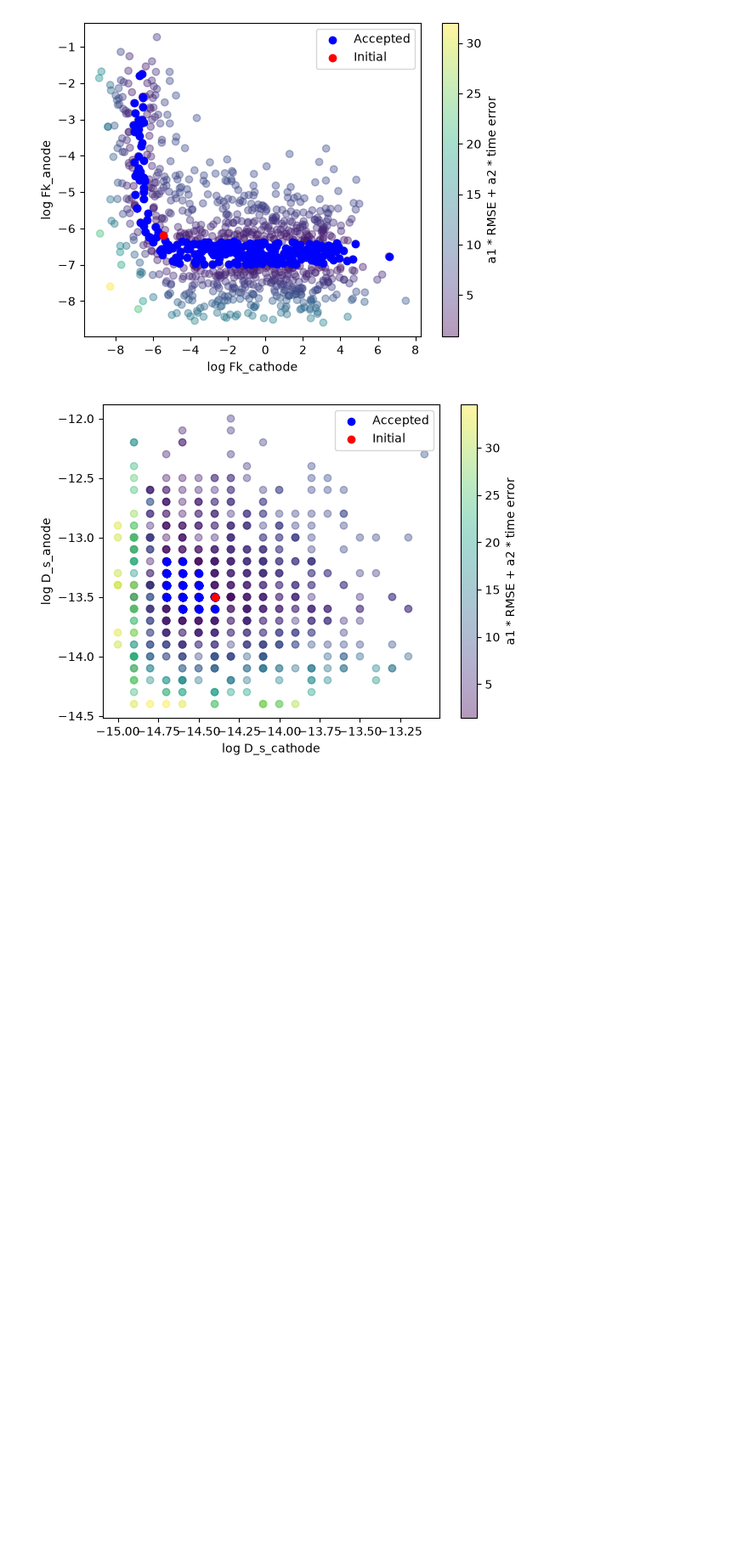
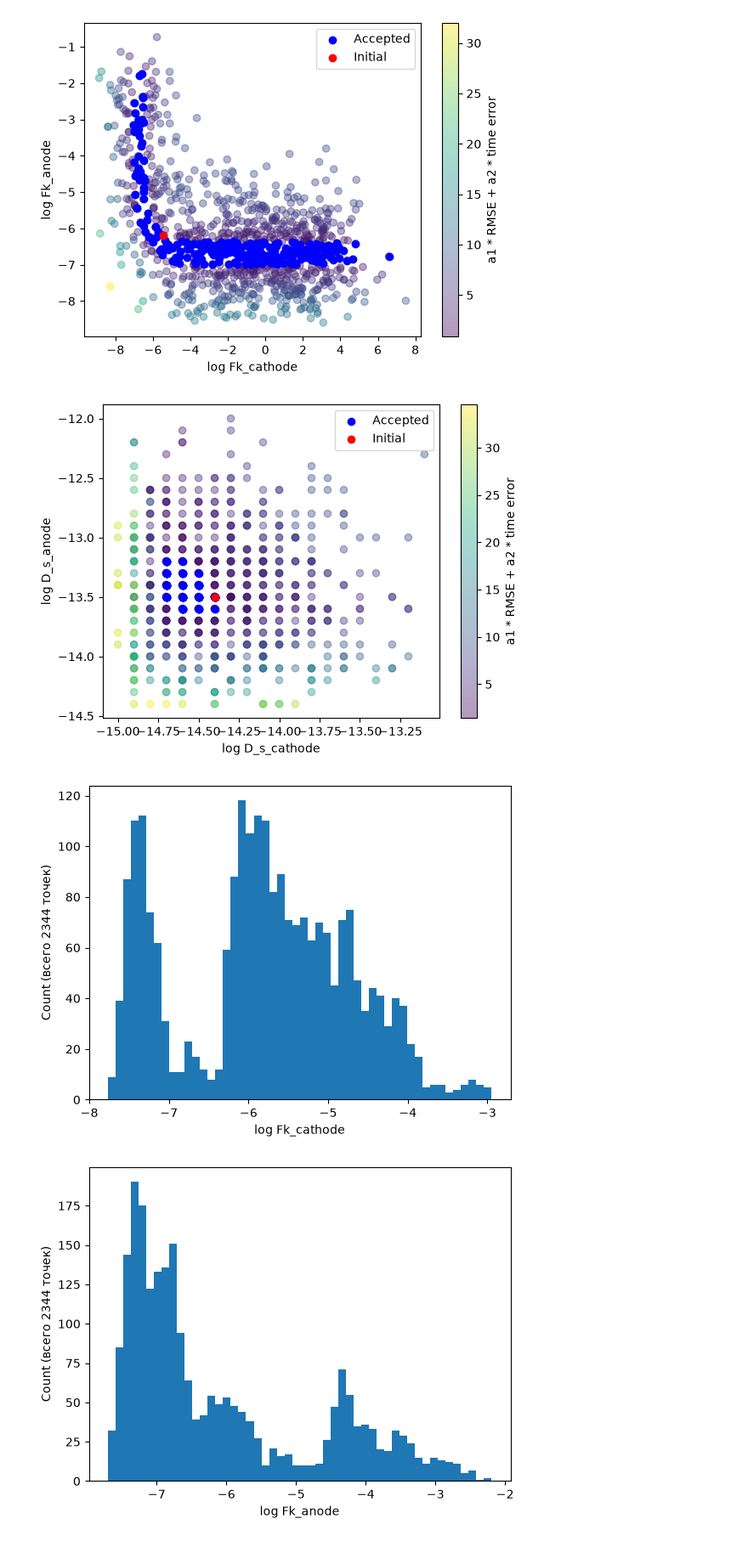
Before and after one commit to mikhailmishurinskikh/LBM, a Jupyter notebook: DC/pybamm/metropolis.ipynb, the cells around one changed output. Shown at 85% size. Saved outputs shown, nothing was run; the diff lists cells and outputs as text; code cells hidden in the pictures; blank space fills up the shorter version.

```diff
--- a/DC/pybamm/metropolis.ipynb
+++ b/DC/pybamm/metropolis.ipynb
@@ -52,3 +49,30 @@ for name0, name1 in [
 [figure]
 [figure]
 [figure]
+# %%
+results = {
+    "Fk_cathode" : [],
+    "Fk_anode" : [],
+    "D_s_cathode" : [],
+    "D_s_anode" : []
+}
+
+for i in range(1, 5):
+    data = np.loadtxt(f"data_metropolis/chain{i}.data")
+    for t in data[data[:,5].astype(bool), 0]:
+        results["Fk_cathode"].append(t)
+    for t in data[data[:,5].astype(bool), 1]:
+        results["D_s_cathode"].append(t)
+    for t in data[data[:,5].astype(bool), 2]:
+        results["Fk_anode"].append(t)
+    for t in data[data[:,5].astype(bool), 3]:
+        results["D_s_anode"].append(t)
+
+for name, values in results.items():
+    plt.figure()
+    plt.hist(values, bins=50)
+    plt.xlabel("log " + name)
+    plt.ylabel(f"Count (всего {len(values)} точек)")
+# %% [output]
+[figure, added]
+[figure, added]
```
Also changed, not shown: parts of 2 cells of this notebook, 6 other files.
